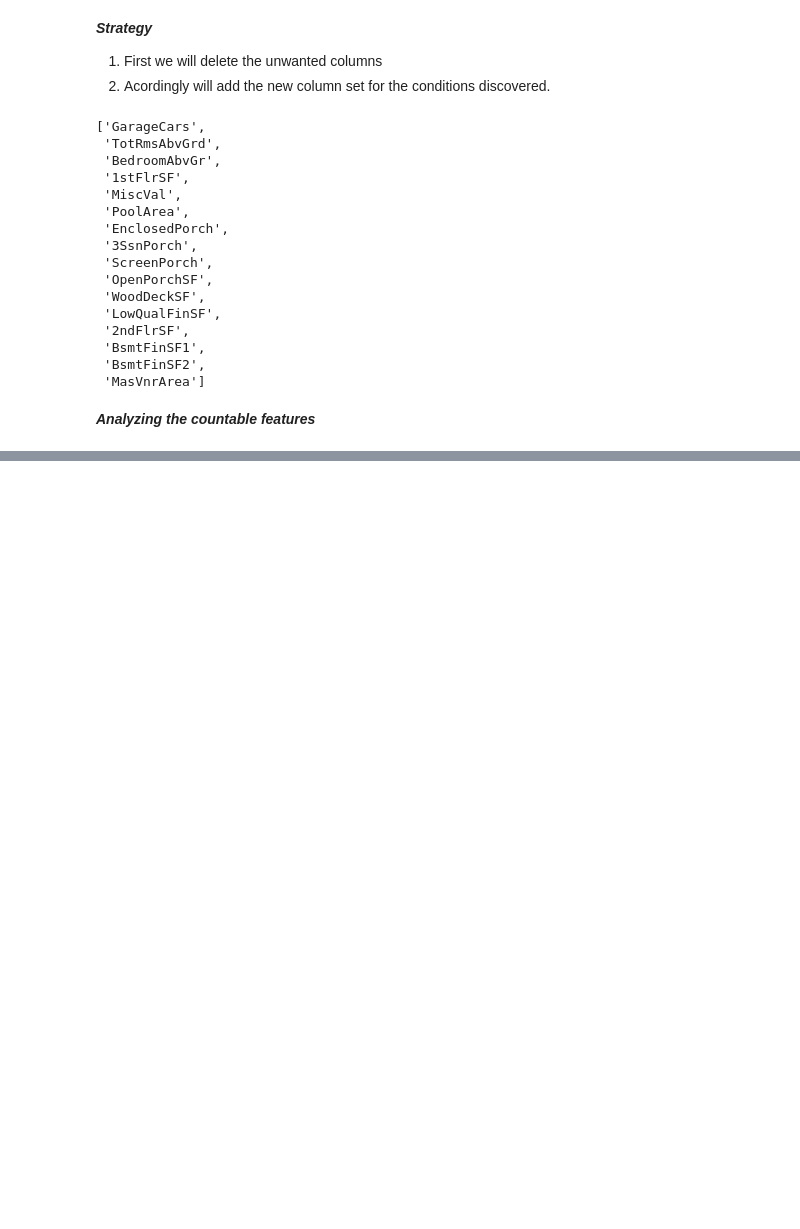
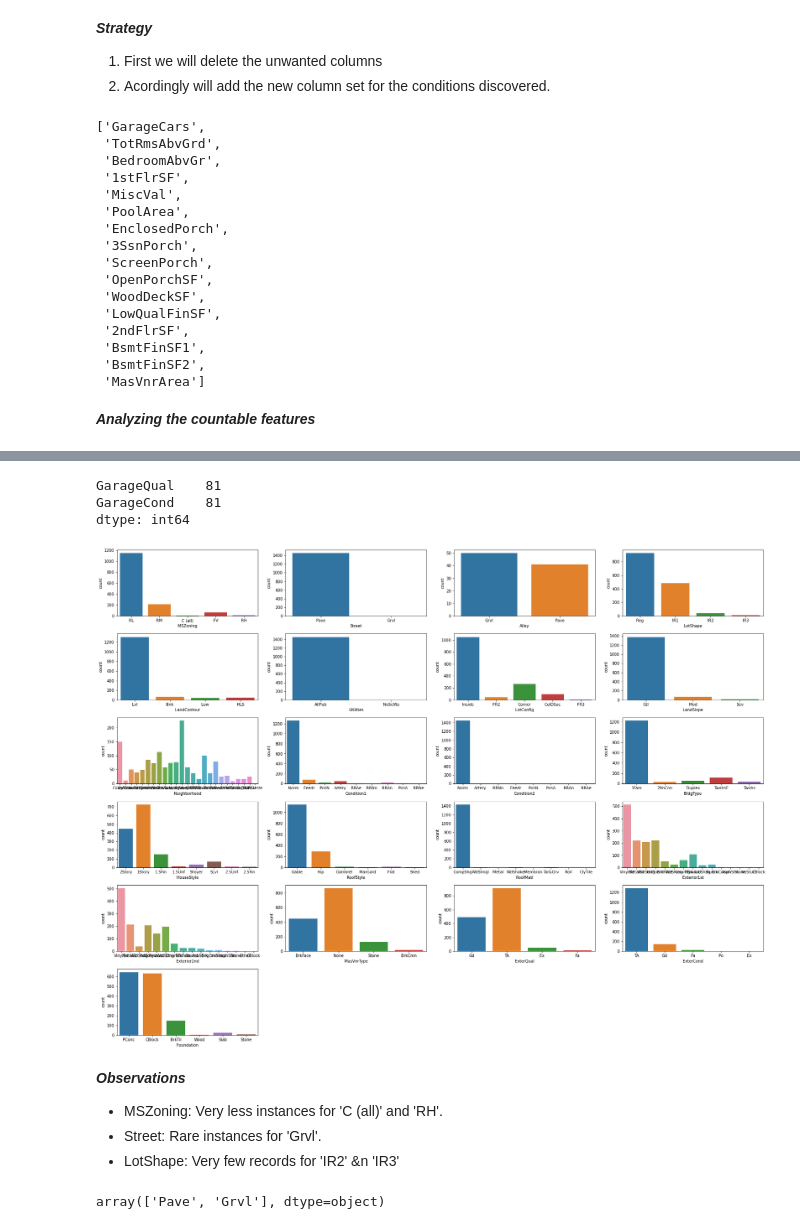
Before and after one commit to debhere/House-Price-Prediction, a Jupyter notebook: House Price Prediction.ipynb, the cells around one changed output, grey strips where cells are left out. Cells and saved outputs as stored; diff of their text form; code cells hidden in the pictures; blank space fills up the shorter version.

```diff
--- a/House Price Prediction.ipynb
+++ b/House Price Prediction.ipynb
@@ -532,0 +574,20 @@ train.loc[train['OverallCond'] == 7][['OverallCond', 'SalePrice','TotalBsmtSF']]
+# %%
+train.loc[train['GarageType'].isnull()][['GarageQual', 'GarageCond']].isnull().sum()
+# %% [output]
+GarageQual    81
+GarageCond    81
+dtype: int64
+# %%
+count_plot(train, cat_cols[:21])
+# %% [output]
+[figure, added]
+# %% [markdown]
+***Observations***
+
+- MSZoning: Very less instances for 'C (all)' and 'RH'.
+- Street: Rare instances for 'Grvl'.
+- LotShape: Very few records for 'IR2' &n 'IR3'
+# %%
+train['Street'].unique()
+# %% [output]
+array(['Pave', 'Grvl'], dtype=object)
```
Also changed, not shown: parts of 13 cells of this notebook.
